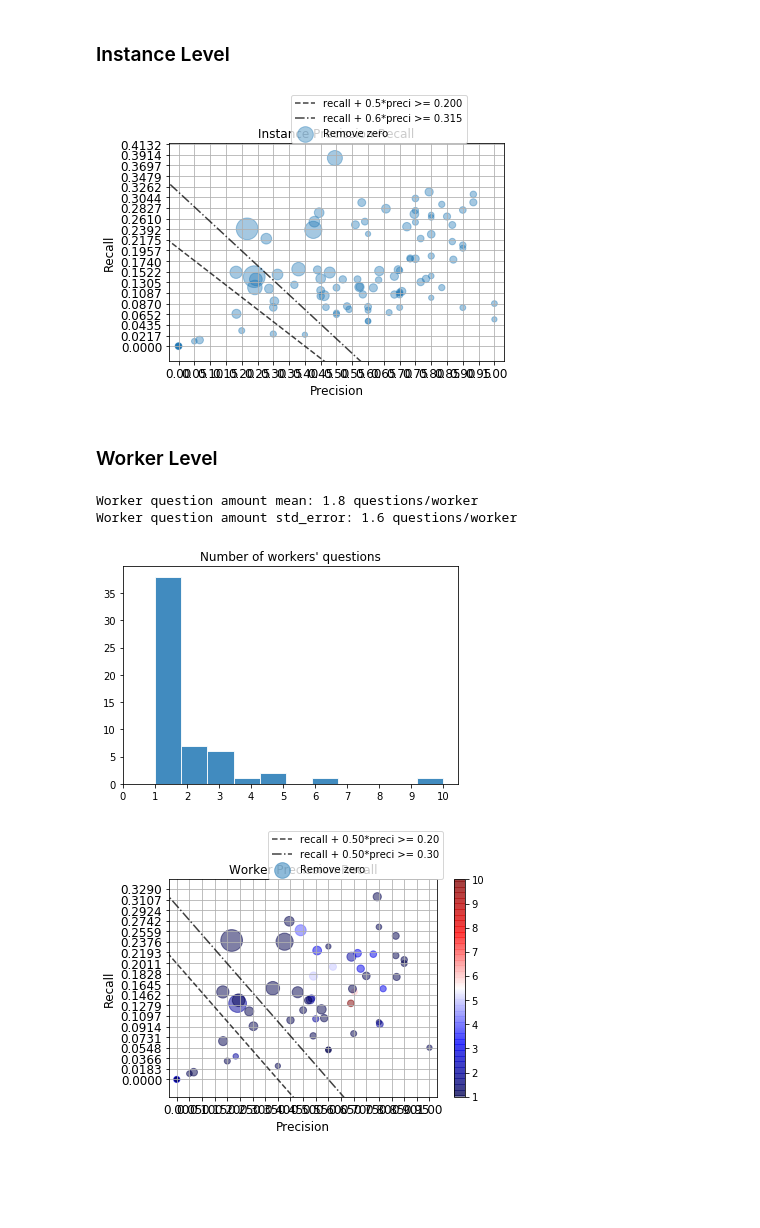
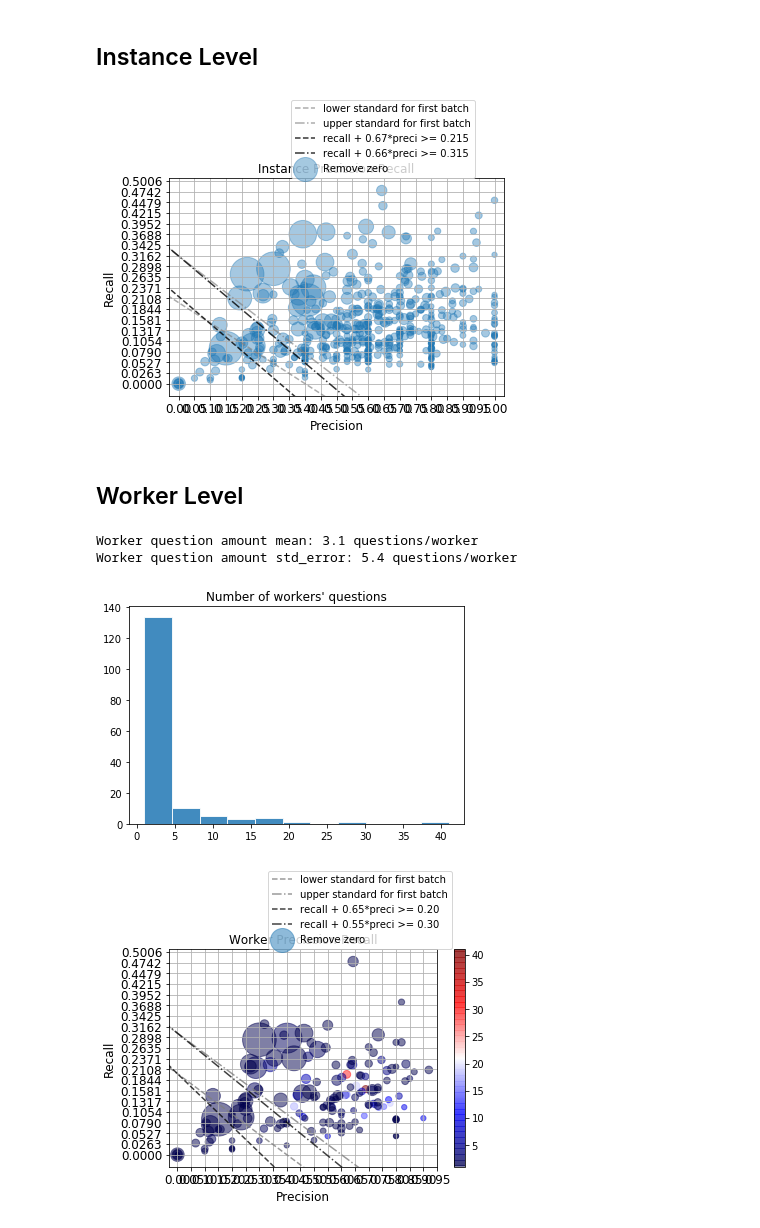
Before and after one commit to MichiganNLP/video-fill-in-the-blank, a Jupyter notebook: filte-mturk-answer.ipynb, the cells around one changed output. Cells and saved outputs as stored; diff of their text form; code cells hidden in the pictures; blank space fills up the shorter version.

Commit message:
update filte-mturk-answer.ipynb for Batch2

```diff
--- a/filte-mturk-answer.ipynb
+++ b/filte-mturk-answer.ipynb
@@ -39,7 +39,7 @@ def preci_recall_score(anss,StandAnswer=None,RemoveZero=False):
     precis = []
     for ind in range(len(anss)):
         ans = anss[ind]
-        if len(ans) == 0:
+        if len(anss[ind]) == 0:
             recalls.append(0)
             precis.append(0)
             scores.append(0)
@@ -79,8 +79,12 @@ def preci_recall_score(anss,StandAnswer=None,RemoveZero=False):
         if StandAnswer is not None:
             AllAns = [anss[i] for i in range(len(anss)) if scores[i]!=0]
             AllAnsSet = set([ite for eachans in AllAns for ite in eachans])
-            stdpreci = 1.0 * (StandAnswer in AllAnsSet)
-            stdrecall = sum([ite==StandAnswer for ite in AllAnsSet])/len(AllAnsSet)
+            if len(AllAnsSet) != 0 :
+                stdpreci = 1.0 * (StandAnswer in AllAnsSet)
+                stdrecall = sum([ite==StandAnswer for ite in AllAnsSet])/len(AllAnsSet)
+            else:    # scores of all answers are 0
+                stdpreci = np.NAN
+                stdrecall = np.NAN
             return precis2,recalls2,scores2,[stdpreci,stdrecall,combine_score(stdpreci,stdrecall)]
         else: return precis2,recalls2,scores2
 # %%
@@ -165,6 +169,8 @@ def CollectAnswerInformation_Write2file(original_dataset,original_result,
 # %%
-original_result = pd.read_csv("Batch_4058534_batch_results.csv")
-original_dataset = pd.read_csv("val1.csv") # look for standard answer
+original_result = pd.read_csv("Batch_4090592_batch_results.csv")
+val1 = pd.read_csv("val1.csv")
+val2 = pd.read_csv("val2.csv")
+original_dataset = pd.concat([val1,val2],axis=0) # look for standard answer
 # %%
 answers_collect,preci_matrix,recall_matrix,score_matrix,size_matrix,std_matrix = \
     CollectAnswerInformation_Write2file(original_dataset,original_result,
@@ -221,39 +228,45 @@ plt.show()
 # %% [markdown]
-### Instance Level
+## Instance Level
 # %%
 instance_preci_mean_matrix = [np.mean(ite,axis=1) for ite in preci_matrix2]
 instance_recall_mean_matrix = [np.mean(ite,axis=1) for ite in recall_matrix2]
 instance_size_mean_matrix = [np.mean(ite,axis=1) for ite in size_matrix2]
 all_instance_preci_mean = [ite2 for ite1 in instance_preci_mean_matrix for ite2 in ite1]
 all_instance_recall_mean = [ite2 for ite1 in instance_recall_mean_matrix for ite2 in ite1]
 all_instance_size_mean = [ite2 for ite1 in instance_size_mean_matrix for ite2 in ite1]
 
 X = all_instance_preci_mean
 Y = all_instance_recall_mean
 plt.scatter(X,Y,s=20*np.power(1.4,all_instance_size_mean),alpha=0.4,label="Remove zero")
 plt.xticks(np.arange(0,1.05,0.05),fontsize=12)
 plt.yticks(np.arange(min(Y),max(Y)+0.05,(max(Y)+0.05-min(Y))/20),fontsize=12)
 plt.grid()
 
 # potential dividing line
 xps = np.arange(-0.1,1,0.01)
-yps1 = -0.5*xps+0.2
-yps2 = -0.6*xps+0.315
-plt.plot(xps,yps1,c="k",linestyle="--",alpha=0.75,label="recall + 0.5*preci >= 0.200")
-plt.plot(xps,yps2,c="k",linestyle="-.",alpha=0.75,label="recall + 0.6*preci >= 0.315")
+# potential standard for first batch
+bt1ps1 = -0.5*xps+0.2
+bt1ps2 = -0.6*xps+0.315
+# potential standard for second batch
+bt2ps1 = -0.67*xps+0.215
+bt2ps2 = -0.66*xps+0.315
+plt.plot(xps,bt1ps1,c="grey",linestyle="--",alpha=0.65,label="lower standard for first batch")
+plt.plot(xps,bt1ps2,c="grey",linestyle="-.",alpha=0.65,label="upper standard for first batch")
+plt.plot(xps,bt2ps1,c="k",linestyle="--",alpha=0.8,label="recall + 0.67*preci >= 0.215")
+plt.plot(xps,bt2ps2,c="k",linestyle="-.",alpha=0.8,label="recall + 0.66*preci >= 0.315")
 
 plt.ylim(min(Y)-0.03,max(Y)+0.03)
 plt.xlim(min(X)-0.03,max(X)+0.03)
 
 plt.title("Instance Precission-Recall")
 plt.legend(bbox_to_anchor=(0.35,0.98))
 plt.xlabel("Precision",fontsize=12)
 plt.ylabel("Recall",fontsize=12)
 plt.show()
 # %% [output]
-[figure, old version]
+[figure, new version]
 # %% [markdown]
-### Worker Level
+## Worker Level
 # %%
 # link worker to his/her answers
 worker_answer_dict = dict()
@@ -269,13 +282,13 @@ worker_question_amount = [len(ite) for ite in worker_answer_dict.values()]
 print("Worker question amount mean: %.1f questions/worker"%np.mean(worker_question_amount))
 print("Worker question amount std_error: %.1f questions/worker"%np.std(worker_question_amount))
 plt.hist(worker_question_amount,11,alpha=0.85,edgecolor="white")
-plt.xticks(range(0,11,1))
+# plt.xticks(range(0,11,1))
 plt.title("Number of workers' questions")
 plt.show()
 # %% [output]
-Worker question amount mean: 1.8 questions/worker
-Worker question amount std_error: 1.6 questions/worker
+Worker question amount mean: 3.1 questions/worker
+Worker question amount std_error: 5.4 questions/worker
-[figure, old version]
+[figure, new version]
 # %%
 # worker's precission - recall
 workers_preci = []
@@ -296,10 +309,16 @@ plt.grid()
 
 # potential dividing line
 xps = np.arange(-0.1,1,0.01)
-yps1 = -0.5*xps+0.2
-yps2 = -0.5*xps+0.3
-plt.plot(xps,yps1,c="k",linestyle="--",alpha=0.75,label="recall + 0.50*preci >= 0.20")
-plt.plot(xps,yps2,c="k",linestyle="-.",alpha=0.75,label="recall + 0.50*preci >= 0.30")
+# potential standard for first batch
+bt1ps1 = -0.5*xps+0.2
+bt1ps2 = -0.5*xps+0.3
+# potential standard for second batch
+bt2ps1 = -0.65*xps+0.2
+bt2ps2 = -0.55*xps+0.3
+plt.plot(xps,bt1ps1,c="grey",linestyle="--",alpha=0.8,label="lower standard for first batch")
+plt.plot(xps,bt1ps2,c="grey",linestyle="-.",alpha=0.8,label="upper standard for first batch")
+plt.plot(xps,bt2ps1,c="k",linestyle="--",alpha=0.75,label="recall + 0.65*preci >= 0.20")
+plt.plot(xps,bt2ps2,c="k",linestyle="-.",alpha=0.75,label="recall + 0.55*preci >= 0.30")
 
 plt.ylim(min(Y)-0.03,max(Y)+0.03)
 plt.xlim(min(X)-0.03,max(X)+0.03)
@@ -312,5 +331,5 @@ plt.ylabel("Recall",fontsize=12)
 
 plt.show()
 # %% [output]
-[figure, old version]
+[figure, new version]
 # %% [markdown]
```
Also changed, not shown: parts of 29 cells of this notebook.
